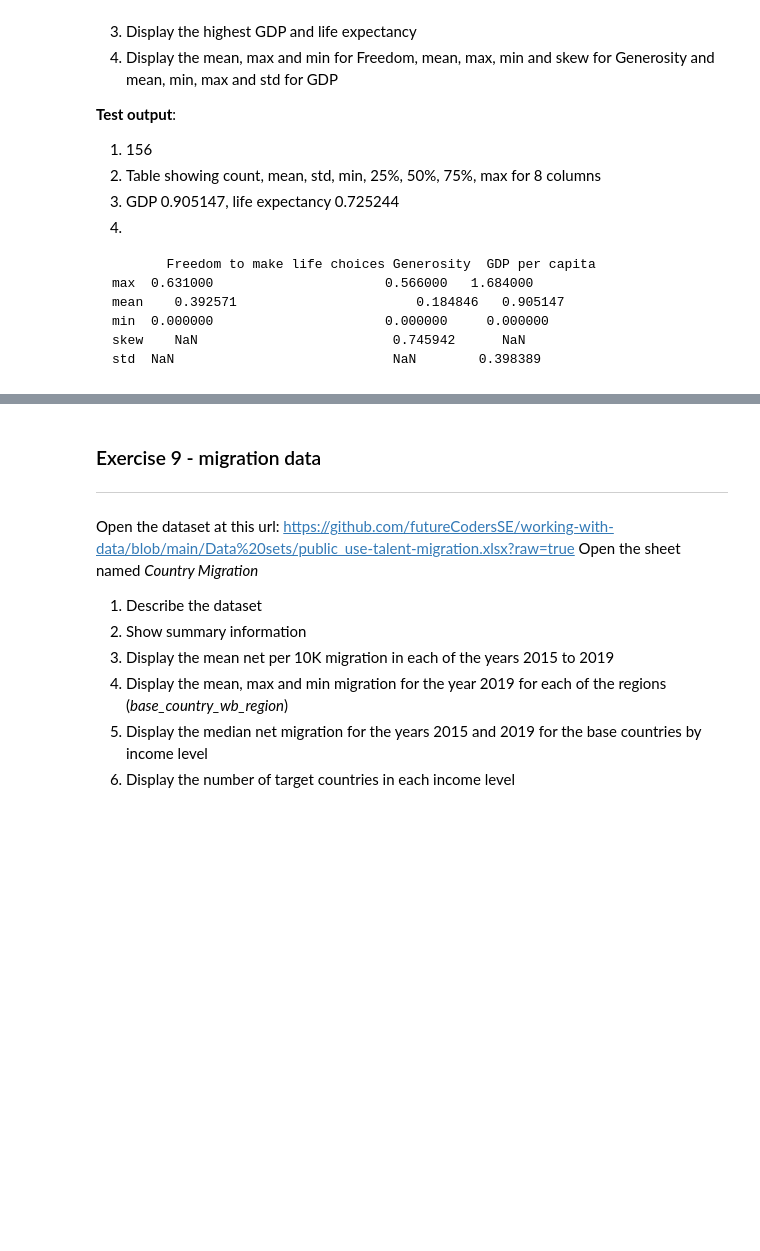
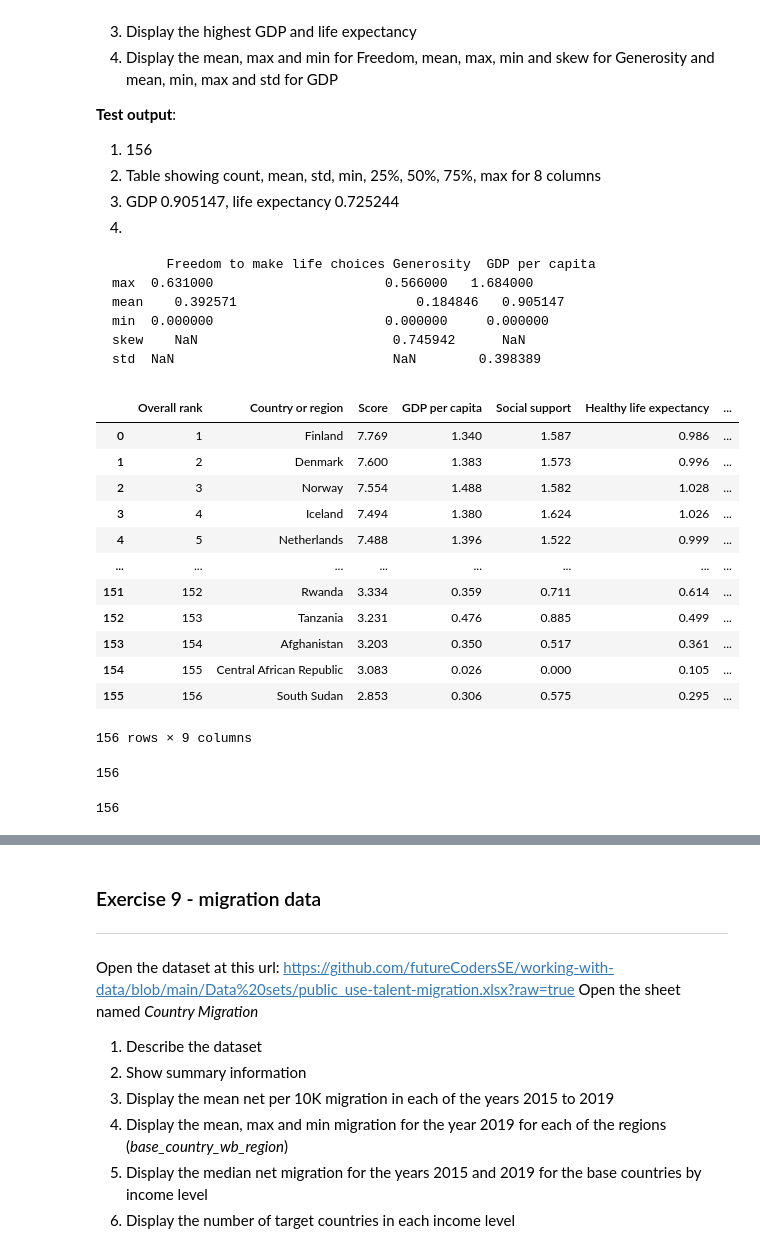
Before and after one commit to Zitha74/Data-Py-Analysis, a Jupyter notebook: Copy_of_Describing_data.ipynb, the cells around one changed output, grey strips where cells are left out. Cells and saved outputs as stored; diff of their text form; code cells hidden in the pictures; blank space fills up the shorter version.

````diff
--- a/Copy_of_Describing_data.ipynb
+++ b/Copy_of_Describing_data.ipynb
@@ -479,3 +479,31 @@ min	 0.000000	                   0.000000  	0.000000
 skew	NaN	                        0.745942	  NaN
 std	 NaN	                        NaN	       0.398389
 ```
+# %%
+import pandas as pd
+url = 'https://github.com/futureCodersSE/working-with-data/blob/main/Happiness-Data/2019.xlsx?raw=true'
+happiness = pd.read_excel(url)
+happiness
+# %% [output]
+|  | Overall rank | Country or region | Score | GDP per capita | Social support | Healthy life expectancy | ... |
+| 0 | 1 | Finland | 7.769 | 1.340 | 1.587 | 0.986 | ... |
+| 1 | 2 | Denmark | 7.600 | 1.383 | 1.573 | 0.996 | ... |
+| 2 | 3 | Norway | 7.554 | 1.488 | 1.582 | 1.028 | ... |
+| 3 | 4 | Iceland | 7.494 | 1.380 | 1.624 | 1.026 | ... |
+| 4 | 5 | Netherlands | 7.488 | 1.396 | 1.522 | 0.999 | ... |
+| ... | ... | ... | ... | ... | ... | ... | ... |
+| 151 | 152 | Rwanda | 3.334 | 0.359 | 0.711 | 0.614 | ... |
+| 152 | 153 | Tanzania | 3.231 | 0.476 | 0.885 | 0.499 | ... |
+| 153 | 154 | Afghanistan | 3.203 | 0.350 | 0.517 | 0.361 | ... |
+| 154 | 155 | Central African Republic | 3.083 | 0.026 | 0.000 | 0.105 | ... |
+| 155 | 156 | South Sudan | 2.853 | 0.306 | 0.575 | 0.295 | ... |
+156 rows × 9 columns
+# %%
+# Display the number of records in the set
+happiness["Overall rank"].count()
+# %% [output]
+156
+# %%
+happiness["Score"].count()
+# %% [output]
+156
````
Also changed, not shown: parts of 6 cells of this notebook.
